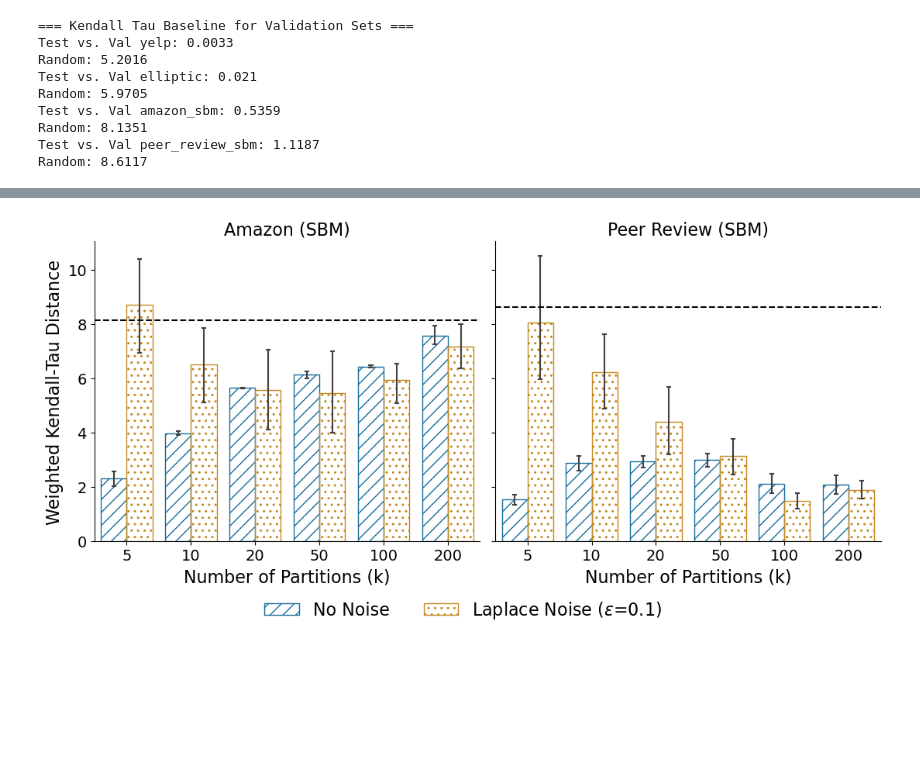
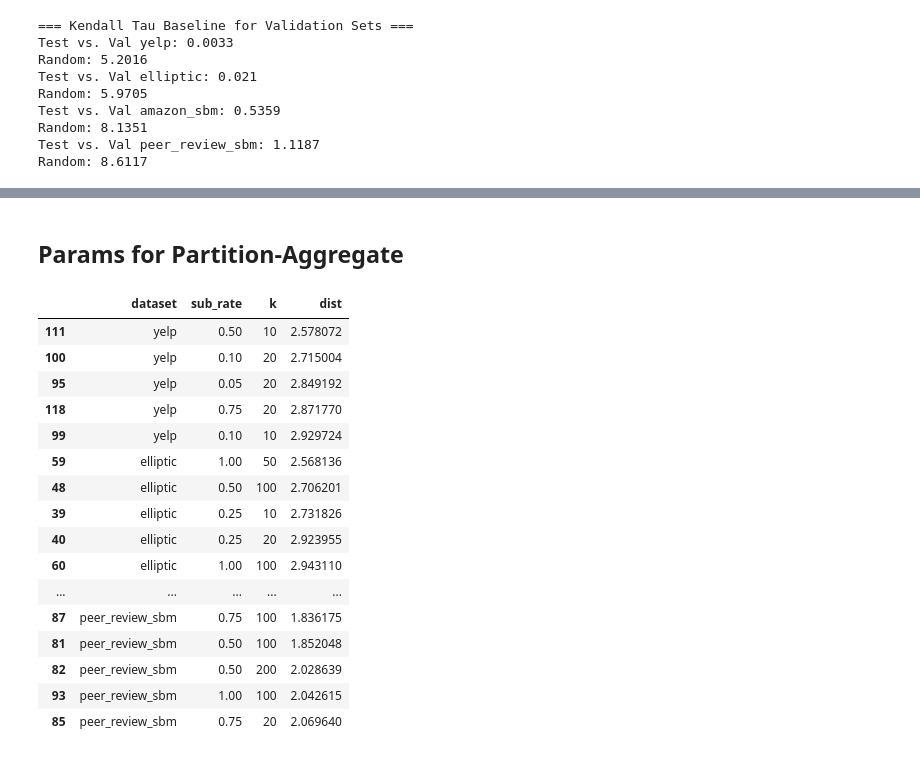
Before and after one commit to akgoldberg/private_fraud_benchmarking, a Jupyter notebook: visualizations.ipynb, the cells around one changed output, grey strips where cells are left out. Drawn from its saved outputs; the diff is of its cells as text; code cells hidden in the pictures; blank space fills up the shorter version.

Commit message:
initial results

```diff
--- a/visualizations.ipynb
+++ b/visualizations.ipynb
@@ -176,5 +172,36 @@ plot_k_vs_kendalltau(df, SUB_RATE, DATASETS, 5., random_baselines)
-# %%
-DATASETS = ['amazon_sbm', 'peer_review_sbm']
-plot_k_vs_kendalltau(df, SUB_RATE, DATASETS, 1., random_baselines)
-# %% [output]
-[figure, removed]
+# %% [markdown]
+## Params for Partition-Aggregate
+# %%
+df = pd.read_csv('results/pda_validation_results_leaderboard.csv')
+# %%
+# grid search over all k,sub_rate combos to see best performing in terms of kendall-tau
+def get_best_params(df, datasets, eps):
+    df = df[df['dataset'].isin(datasets) & (df['eps'] == eps)]
+    df = df.groupby(['dataset', 'sub_rate', 'k'])['dist'].mean().reset_index()
+    best = [df[df['dataset'] == dataset].sort_values(by='dist', ascending=True).head(5) for dataset in datasets]
+    return pd.concat(best)
+
+def get_values(df, datasets, eps, sub_rate, k):
+    df = df[(df['dataset'].isin(datasets)) & (df['eps'] == eps) & (df['sub_rate'] == sub_rate) & (df['k'] == k)]
+    df = df.groupby(['dataset', 'sub_rate', 'k'])['dist'].mean().reset_index()
+    return df
+# %%
+get_best_params(df, ['yelp', 'elliptic', 'amazon_sbm', 'peer_review_sbm'], 5.)
+# %% [output]
+|  | dataset | sub_rate | k | dist |
+| 111 | yelp | 0.50 | 10 | 2.578072 |
+| 100 | yelp | 0.10 | 20 | 2.715004 |
+| 95 | yelp | 0.05 | 20 | 2.849192 |
+| 118 | yelp | 0.75 | 20 | 2.871770 |
+| 99 | yelp | 0.10 | 10 | 2.929724 |
+| 59 | elliptic | 1.00 | 50 | 2.568136 |
+| 48 | elliptic | 0.50 | 100 | 2.706201 |
+| 39 | elliptic | 0.25 | 10 | 2.731826 |
+| 40 | elliptic | 0.25 | 20 | 2.923955 |
+| 60 | elliptic | 1.00 | 100 | 2.943110 |
+| ... | ... | ... | ... | ... |
+| 87 | peer_review_sbm | 0.75 | 100 | 1.836175 |
+| 81 | peer_review_sbm | 0.50 | 100 | 1.852048 |
+| 82 | peer_review_sbm | 0.50 | 200 | 2.028639 |
+| 93 | peer_review_sbm | 1.00 | 100 | 2.042615 |
+| 85 | peer_review_sbm | 0.75 | 20 | 2.069640 |
```
Also changed, not shown: parts of 11 cells of this notebook, 10 other files.
